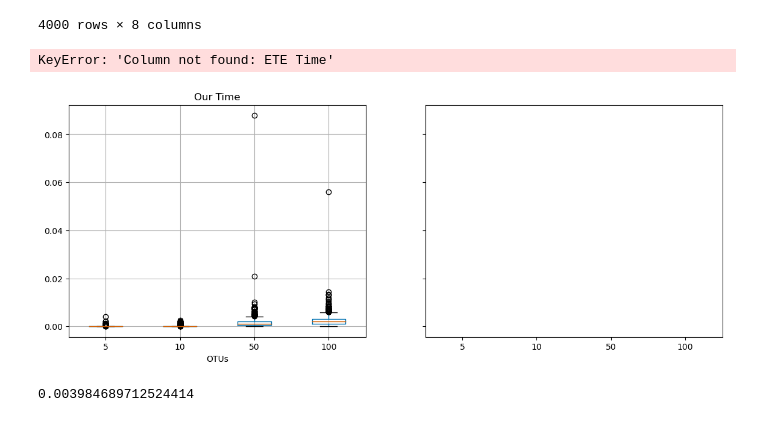
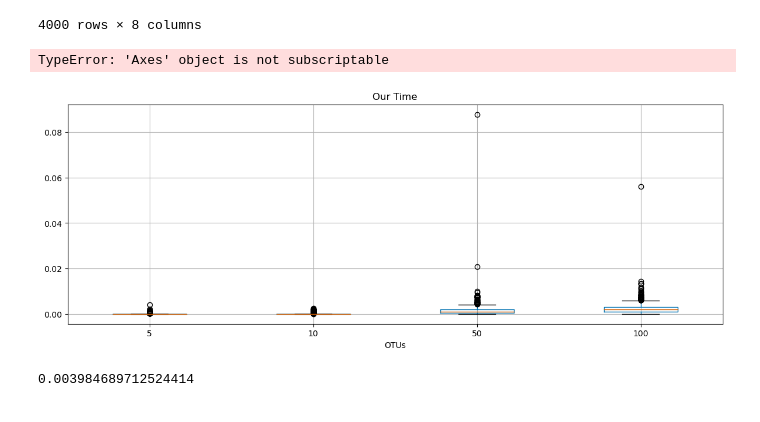
Before and after one commit to rhit-davisoc/OrthoParaTesting, a Jupyter notebook: Automated Tests/data_analysis.ipynb, the cells around one changed output. Drawn from its saved outputs; the diff is of its cells as text; code cells hidden in the pictures.

```diff
--- a/Automated Tests/data_analysis.ipynb
+++ b/Automated Tests/data_analysis.ipynb
@@ -100,17 +100,17 @@ cc_df3
 | 3999 | 0.001962 | 15 | 26 | 0.063904 | 8.08 | 52.335292 | 100 | 0.001998 |
 4000 rows × 8 columns
 # %%
-ax = cc_df3.boxplot(column=['Our Time','ETE Time'], by='OTUs',figsize=(14,5))
+ax = cc_df3.boxplot(column=['Our Time'], by='OTUs',figsize=(14,5))
 plt.suptitle("")
 ax[0].set_ylabel("Algorithm Runtime (seconds)")
 ax[0].set_xlabel("Number of OTUs")
 ax[0].set_title("Time Performance of Post-Order Pairwise Algorithm")
 ax[1].set_title("Time Performance of ETE Algorithm")
 ax[1].set_xlabel("Number of OTUs")
 # plt.savefig('./figures/dict_boxplot_runtime.png')
 # %% [output]
-KeyError: 'Column not found: ETE Time'
+TypeError: 'Axes' object is not subscriptable
-[figure, old version]
+[figure, new version]
 # %%
 cc_df4 = cc_df3.loc[cc_df3["OTUs"] == 5]
 cc_df4["Our Time"].max()
```
Also changed, not shown: parts of 1 cell of this notebook, 2 other files.
